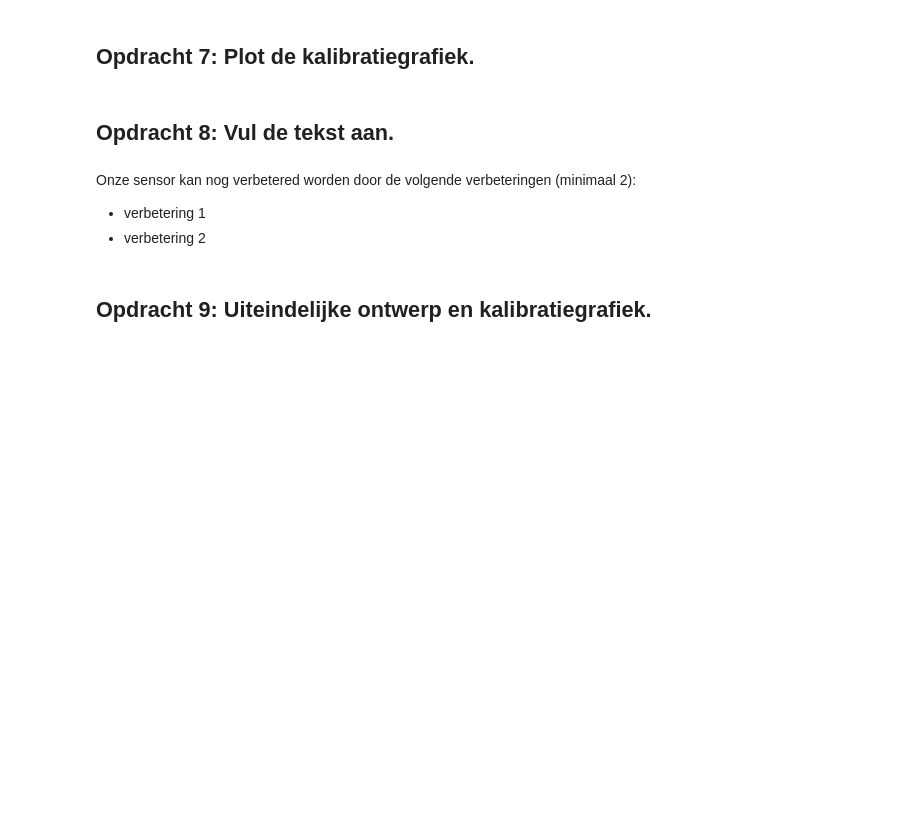
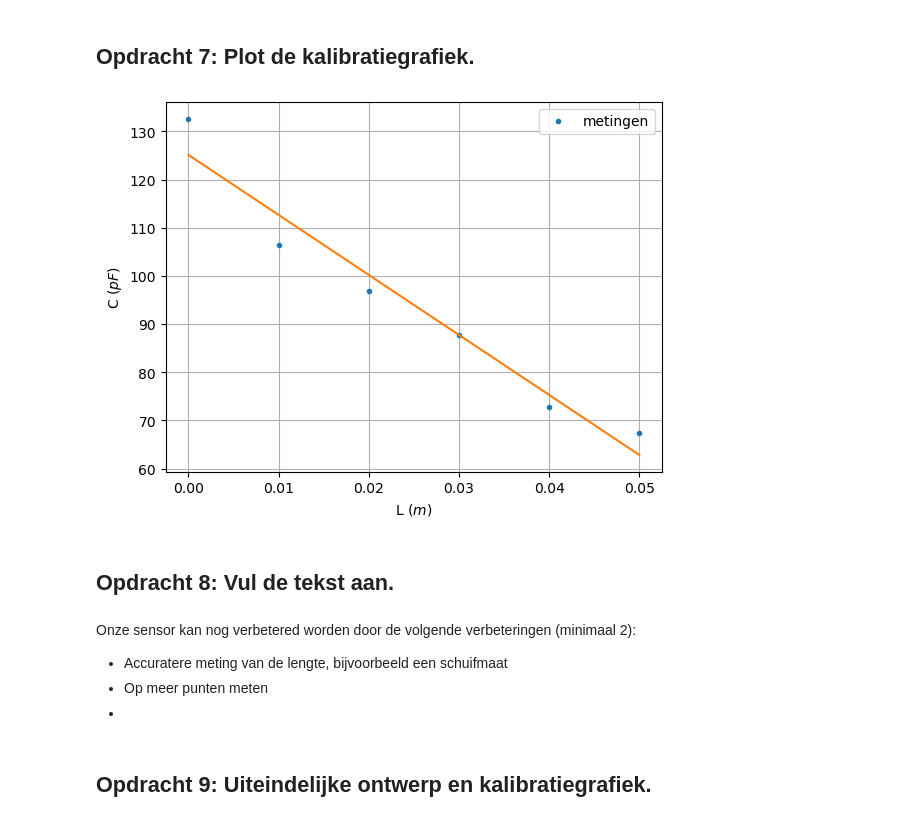
Before and after one commit to HugoRuttenTU/opdrachten-DEF-D, a Jupyter notebook: FysiekeOntwerpopdrachten/2OntwerpEenSensorCondensator/DEFOntwerpopdracht2OntwerpEenSensorInvulTemplate.ipynb, the cells around one changed output. Cells and saved outputs as stored; diff of their text form; code cells hidden in the pictures; blank space fills up the shorter version.

```diff
--- a/FysiekeOntwerpopdrachten/2OntwerpEenSensorCondensator/DEFOntwerpopdracht2OntwerpEenSensorInvulTemplate.ipynb
+++ b/FysiekeOntwerpopdrachten/2OntwerpEenSensorCondensator/DEFOntwerpopdracht2OntwerpEenSensorInvulTemplate.ipynb
@@ -101,10 +103,33 @@ plt.show()
+# %%
+# Plot hier je gemeten kalibratiegrafiek en plot in dezelfde figuur ook je verwachte ontwerpgrafiek.
+from scipy.optimize import curve_fit
+
+L = np.array([0, 0.01,0.02, 0.03,0.04, 0.05 ])
+C = np.array([132.6, 106.5, 96.8, 87.8,72.8, 67.4 ])
+
+def fit(x,a,b):
+    return a*x+b
+
+popt,pcov = curve_fit(fit, L, C)
+
+plt.figure()
+plt.plot(L,C,'.', label='metingen')
+plt.plot(L,fit(L,popt[0],popt[1]))
+plt.xlabel('L $(m)$')
+plt.ylabel("C $(pF)$")
+plt.legend()
+plt.grid()
+plt.show()
+# %% [output]
+[figure, added]
 # %% [markdown]
 ## Opdracht 8: Vul de tekst aan.
 # %% [markdown]
 Onze sensor kan nog verbetered worden door de volgende verbeteringen (minimaal 2):
 
-* verbetering 1
-* verbetering 2
+* Accuratere meting van de lengte, bijvoorbeeld een schuifmaat
+* Op meer punten meten
+*
 # %% [markdown]
 ## Opdracht 9: Uiteindelijke ontwerp en kalibratiegrafiek.
 # %% [markdown]
```
Also changed, not shown: parts of 6 cells of this notebook, 2 other files.
